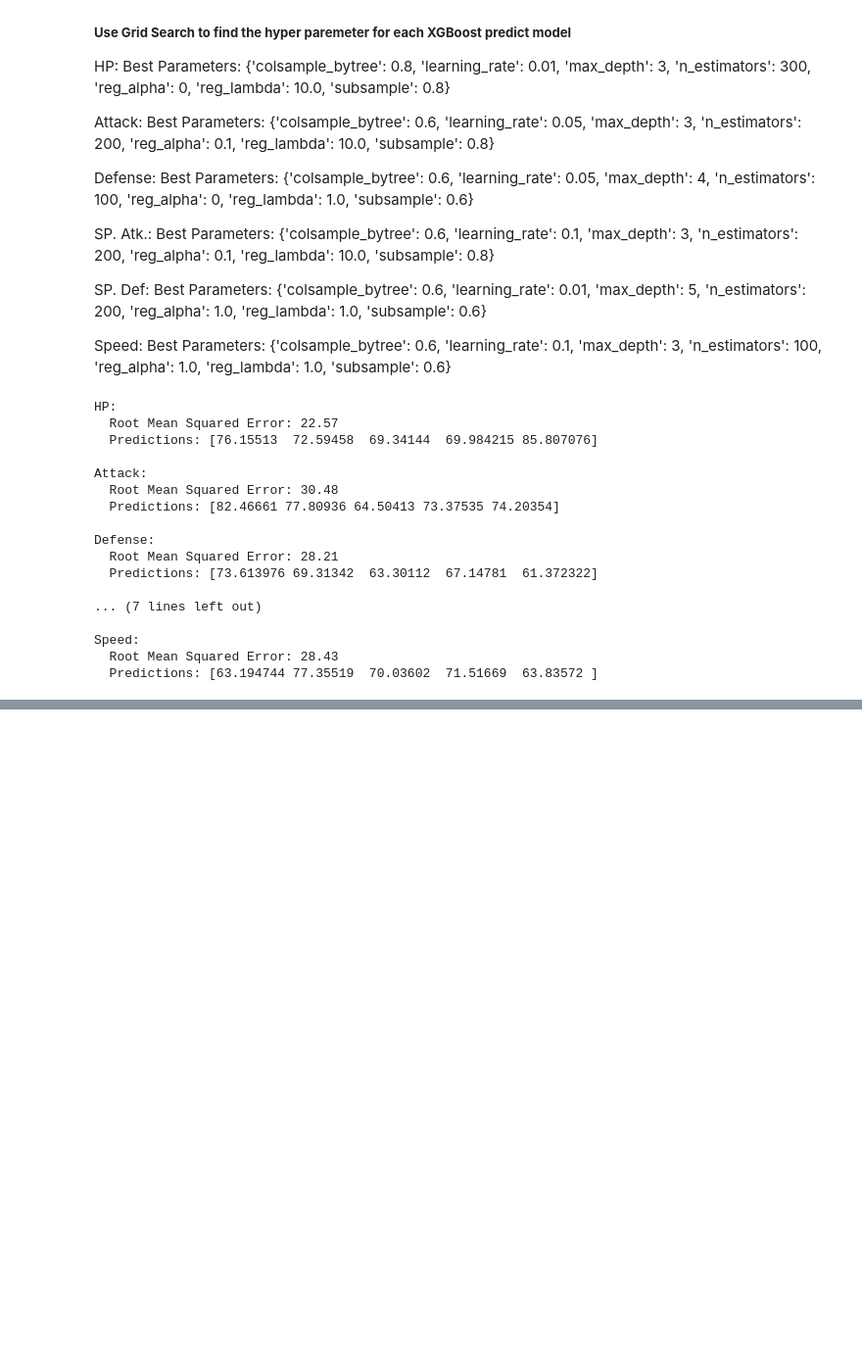
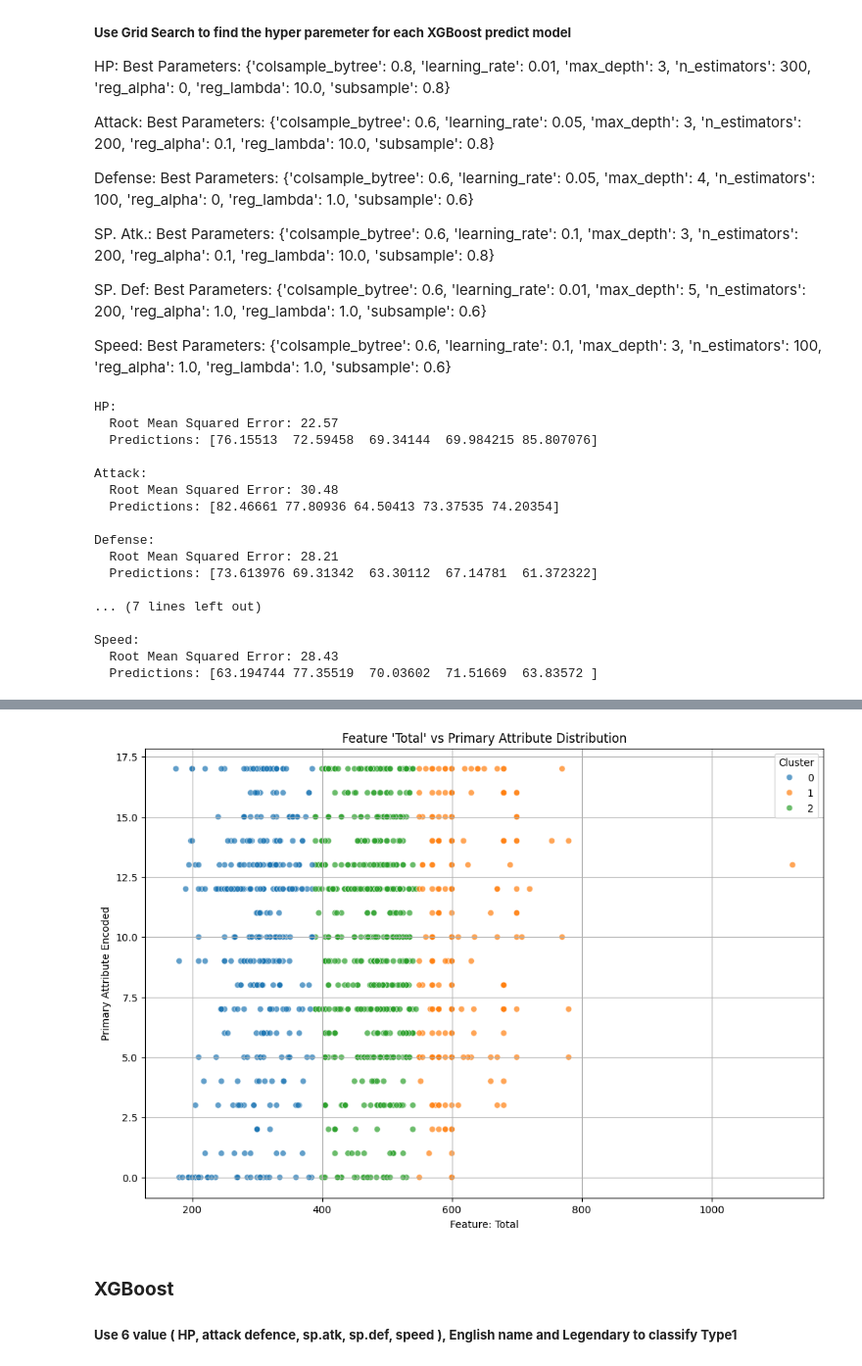
Before and after one commit to oreo-cloud/data-mining-final-project, a Jupyter notebook: final.ipynb, the cells around one changed output, grey strips where cells are left out. Shown at 98% size. Cells and saved outputs as stored; diff of their text form; code cells hidden in the pictures; blank space fills up the shorter version.

```diff
--- a/final.ipynb
+++ b/final.ipynb
@@ -140,0 +208,43 @@ Speed:
+# %%
+import pandas as pd
+import numpy as np
+from sklearn.cluster import KMeans
+from sklearn.model_selection import train_test_split
+from sklearn.ensemble import RandomForestClassifier
+from sklearn.metrics import classification_report, accuracy_score
+from sklearn.preprocessing import LabelEncoder
+import matplotlib.pyplot as plt
+from sklearn.metrics import silhouette_score
+import seaborn as sns
+import matplotlib.pyplot as plt
+# features = ['HP', 'Attack', 'Defense', 'SP. Atk.', 'SP. Def', 'Speed', 'Total', 'Legendary']
+# Step 5: Visualize distribution based on features and primary attribute
+def plot_feature_vs_target(X, y, cluster_labels, title="Feature vs Target Distribution"):
+    plt.figure(figsize=(12, 8))
+    sns.scatterplot(
+        x=X['Total'],  # Replace 'Total' with the desired feature for X-axis
+        y=y,  # Y-axis: encoded target labels
+        hue=cluster_labels,  # Color based on cluster labels
+        palette="tab10",
+        legend="full",
+        alpha=0.7
+    )
+    plt.title(title)
+    plt.xlabel("Feature: Total")  # Update with the chosen feature name
+    plt.ylabel("Primary Attribute Encoded")
+    plt.legend(title="Cluster")
+    plt.grid()
+    plt.show()
+
+# Step 4: Apply KMeans with optimal clusters
+optimal_clusters = 3
+kmeans = KMeans(n_clusters=optimal_clusters, random_state=42)
+cluster_labels = kmeans.fit_predict(X)
+
+# Plot using 'Total' as an example feature
+plot_feature_vs_target(X, pokedex_data['Primary Attribute Encoded'], cluster_labels, title="Feature 'Total' vs Primary Attribute Distribution")
+# %% [output]
+[figure, added]
+# %% [markdown]
+### **XGBoost**
+##### **Use 6 value ( HP, attack defence, sp.atk, sp.def, speed ), English name and Legendary to classify Type1**
```
Also changed, not shown: parts of 2 cells of this notebook, 2 other files.
